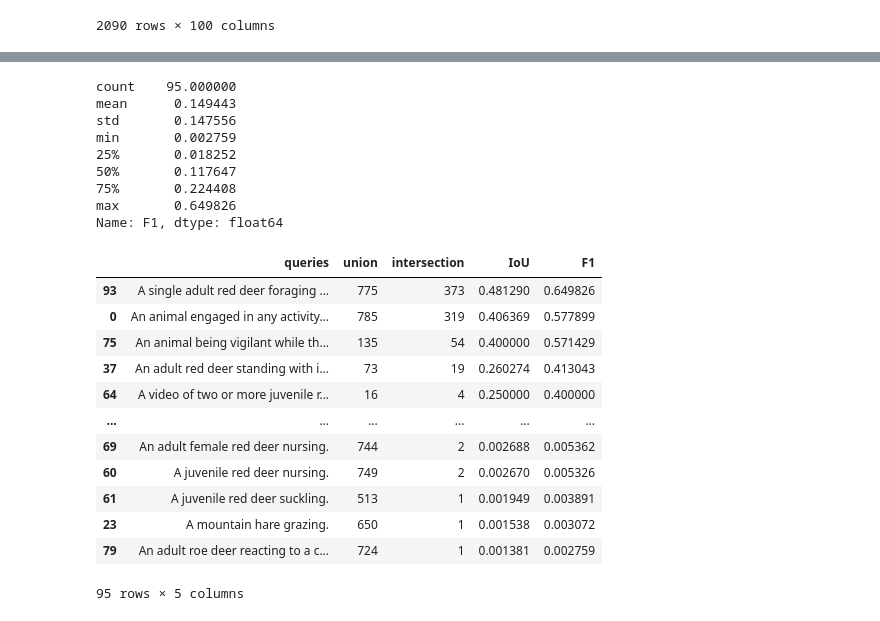
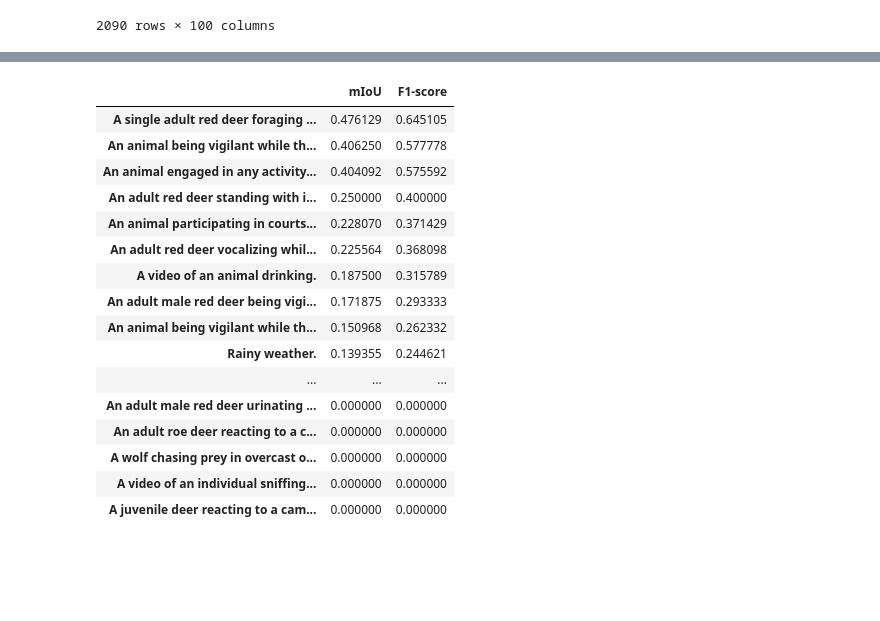
Before and after one commit to eceo-epfl/prompting-mammalps, a Jupyter notebook: evaluation/CLIP4CLIP_eval.ipynb, the cells around one changed output, grey strips where cells are left out. Saved outputs shown, nothing was run; the diff lists cells and outputs as text; code cells hidden in the pictures; blank space fills up the shorter version.

Commit message:
update: first results SALMA and CLIP4CLIP

```diff
--- a/evaluation/CLIP4CLIP_eval.ipynb
+++ b/evaluation/CLIP4CLIP_eval.ipynb
@@ -14,7 +14,7 @@ from metrics import (
 %load_ext autoreload
 %autoreload 2
 # %%
-output_folder = Path("../zero_shot/CLIP4Clip/eval_dataset/test/")
+output_folder = Path("/media/eceo_scratch_haas001/results/CLIP4Clip/test/")
 gt_json = Path("../zero_shot/CLIP4Clip/dataset/test/ground_truth.json")
 with open(gt_json, "r") as f:
     gt_queries_videos = json.load(f)
@@ -67,7 +67,7 @@ mAP queries:  0.089
 Find the optimal threshold per query on train set
 # %%
 gt_json_train = Path("../zero_shot/CLIP4Clip/dataset/train/ground_truth.json")
-output_folder_train = Path("../zero_shot/CLIP4Clip/eval_dataset/train")
+output_folder_train = Path("/media/eceo_scratch_haas001/results/CLIP4Clip/train")
 with open(gt_json_train, "r") as f:
     gt_queries_videos_train = json.load(f)
 queries = gt_queries_videos_train.keys()
@@ -137,29 +119,27 @@ Name: IoU, dtype: float64
-# %%
-results_df["F1"].describe()
-# %% [output]
-count    95.000000
-mean      0.149443
-std       0.147556
-min       0.002759
-25%       0.018252
-50%       0.117647
-75%       0.224408
-max       0.649826
-Name: F1, dtype: float64
-# %%
-pd.set_option('display.max_colwidth', 90)
-results_df[results_df["F1"] < 1]
-# %% [output]
-|  | queries | union | intersection | IoU | F1 |
-| 93 | A single adult red deer foraging ... | 775 | 373 | 0.481290 | 0.649826 |
-| 0 | An animal engaged in any activity... | 785 | 319 | 0.406369 | 0.577899 |
-| 75 | An animal being vigilant while th... | 135 | 54 | 0.400000 | 0.571429 |
-| 37 | An adult red deer standing with i... | 73 | 19 | 0.260274 | 0.413043 |
-| 64 | A video of two or more juvenile r... | 16 | 4 | 0.250000 | 0.400000 |
-| ... | ... | ... | ... | ... | ... |
-| 69 | An adult female red deer nursing. | 744 | 2 | 0.002688 | 0.005362 |
-| 60 | A juvenile red deer nursing. | 749 | 2 | 0.002670 | 0.005326 |
-| 61 | A juvenile red deer suckling. | 513 | 1 | 0.001949 | 0.003891 |
-| 23 | A mountain hare grazing. | 650 | 1 | 0.001538 | 0.003072 |
-| 79 | An adult roe deer reacting to a c... | 724 | 1 | 0.001381 | 0.002759 |
-95 rows × 5 columns
+# %%
+results_df = pd.concat([
+    pd.DataFrame.from_dict(IoU_queries, orient="index", columns=["mIoU"]),
+    pd.DataFrame.from_dict(F1_queries, orient="index", columns=["F1-score"])
+], axis=1)
+
+pd.set_option('display.max_rows', 100)
+pd.set_option('display.max_colwidth', 90)
+results_df.sort_values("mIoU", ascending=False)
+# %% [output]
+|  | mIoU | F1-score |
+| A single adult red deer foraging ... | 0.476129 | 0.645105 |
+| An animal being vigilant while th... | 0.406250 | 0.577778 |
+| An animal engaged in any activity... | 0.404092 | 0.575592 |
+| An adult red deer standing with i... | 0.250000 | 0.400000 |
+| An animal participating in courts... | 0.228070 | 0.371429 |
+| An adult red deer vocalizing whil... | 0.225564 | 0.368098 |
+| A video of an animal drinking. | 0.187500 | 0.315789 |
+| An adult male red deer being vigi... | 0.171875 | 0.293333 |
+| An animal being vigilant while th... | 0.150968 | 0.262332 |
+| Rainy weather. | 0.139355 | 0.244621 |
+| ... | ... | ... |
+| An adult male red deer urinating ... | 0.000000 | 0.000000 |
+| An adult roe deer reacting to a c... | 0.000000 | 0.000000 |
+| A wolf chasing prey in overcast o... | 0.000000 | 0.000000 |
+| A video of an individual sniffing... | 0.000000 | 0.000000 |
+| A juvenile deer reacting to a cam... | 0.000000 | 0.000000 |
```
Also changed, not shown: parts of 5 cells of this notebook, 4 other files.
